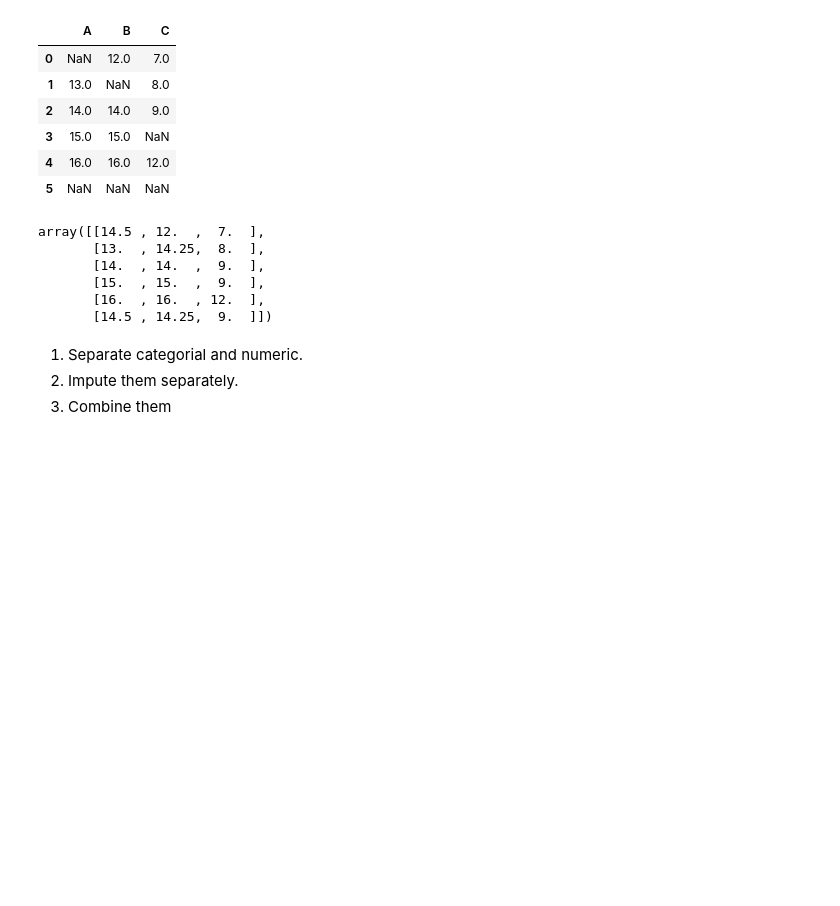
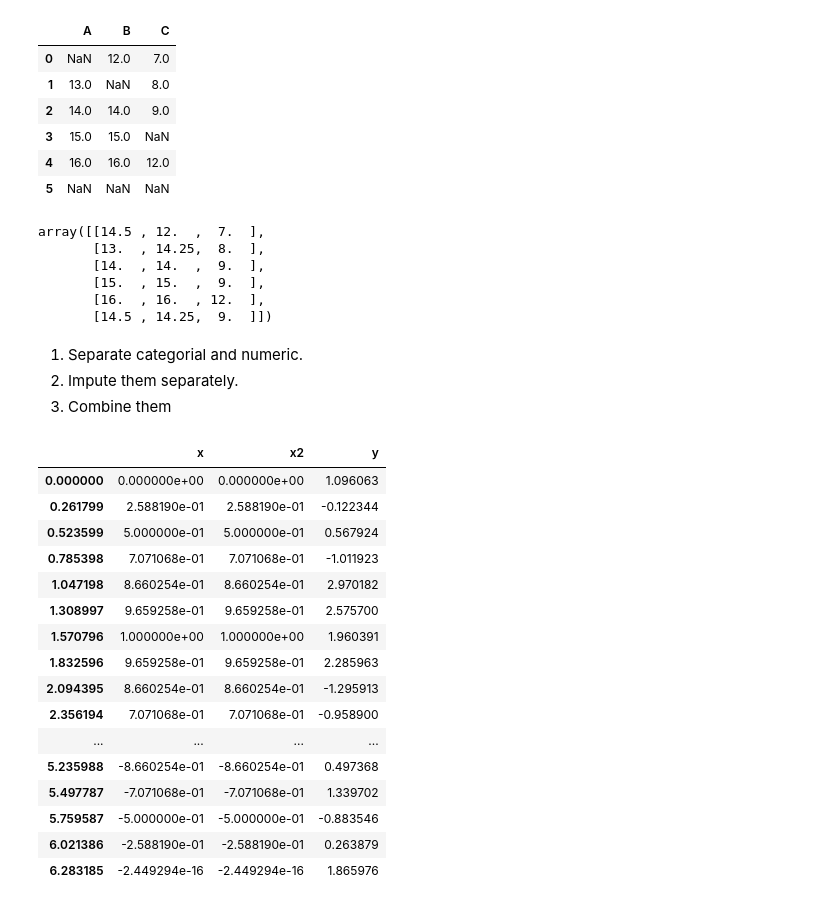
Before and after one commit to DaveSaah/Jupyter-notes, a Jupyter notebook: Intro To AI/lab 6/Untitled.ipynb, the cells around one changed output. Cells and saved outputs as stored; diff of their text form; code cells hidden in the pictures; blank space fills up the shorter version.

```diff
--- a/Intro To AI/lab 6/Untitled.ipynb
+++ b/Intro To AI/lab 6/Untitled.ipynb
@@ -224,0 +226,2 @@ array([[14.5 , 12.  ,  7.  ],
+# %%
+T = np.linspace(0, 2*np.pi, 25)
@@ -224,0 +230,26 @@ array([[14.5 , 12.  ,  7.  ],
+# %%
+df = pd.DataFrame({
+    'x': np.sin(T),
+    'x2': np.sin(T),
+    'y': 0.5 + np.random.randn(25)
+}, index=T)
+# %%
+df
+# %% [output]
+|  | x | x2 | y |
+| 0.000000 | 0.000000e+00 | 0.000000e+00 | 1.096063 |
+| 0.261799 | 2.588190e-01 | 2.588190e-01 | -0.122344 |
+| 0.523599 | 5.000000e-01 | 5.000000e-01 | 0.567924 |
+| 0.785398 | 7.071068e-01 | 7.071068e-01 | -1.011923 |
+| 1.047198 | 8.660254e-01 | 8.660254e-01 | 2.970182 |
+| 1.308997 | 9.659258e-01 | 9.659258e-01 | 2.575700 |
+| 1.570796 | 1.000000e+00 | 1.000000e+00 | 1.960391 |
+| 1.832596 | 9.659258e-01 | 9.659258e-01 | 2.285963 |
+| 2.094395 | 8.660254e-01 | 8.660254e-01 | -1.295913 |
+| 2.356194 | 7.071068e-01 | 7.071068e-01 | -0.958900 |
+| ... | ... | ... | ... |
+| 5.235988 | -8.660254e-01 | -8.660254e-01 | 0.497368 |
+| 5.497787 | -7.071068e-01 | -7.071068e-01 | 1.339702 |
+| 5.759587 | -5.000000e-01 | -5.000000e-01 | -0.883546 |
+| 6.021386 | -2.588190e-01 | -2.588190e-01 | 0.263879 |
+| 6.283185 | -2.449294e-16 | -2.449294e-16 | 1.865976 |
```
Also changed, not shown: parts of 13 cells of this notebook, 5 other files.
